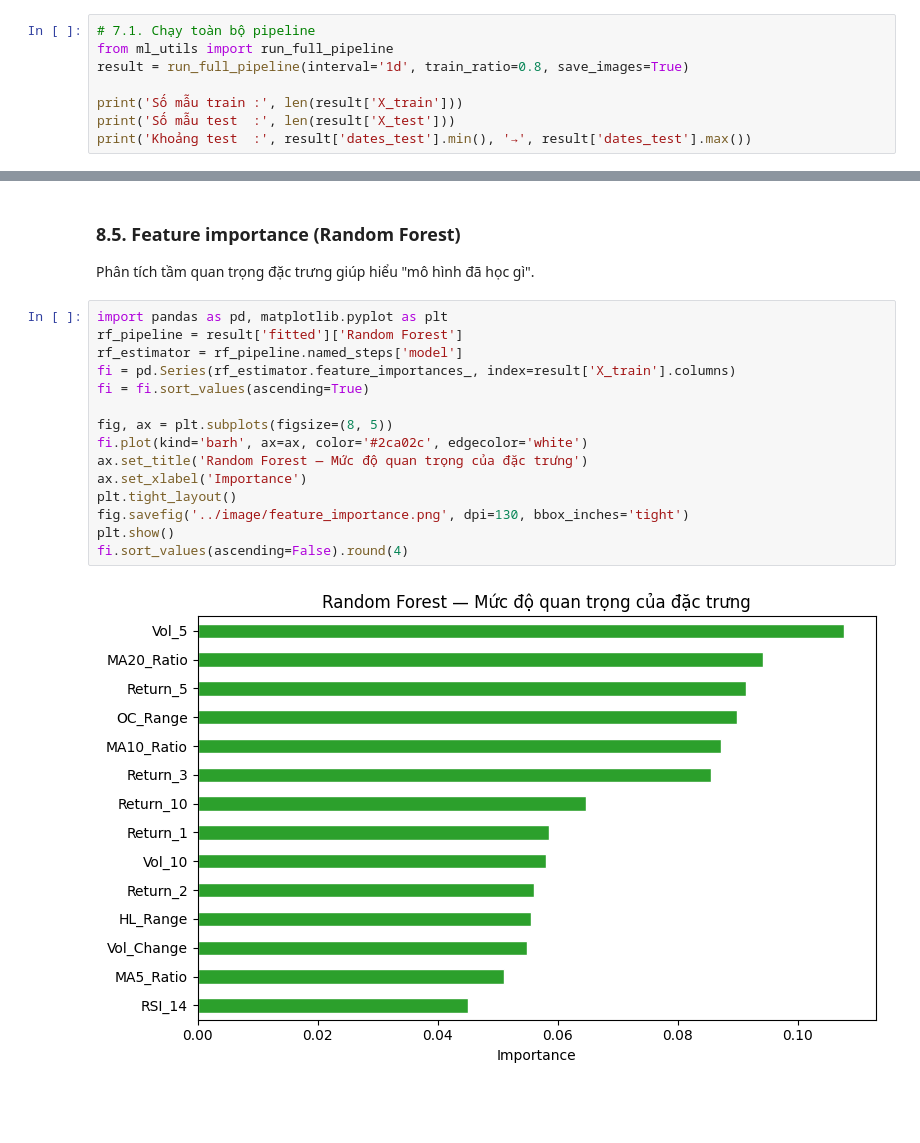
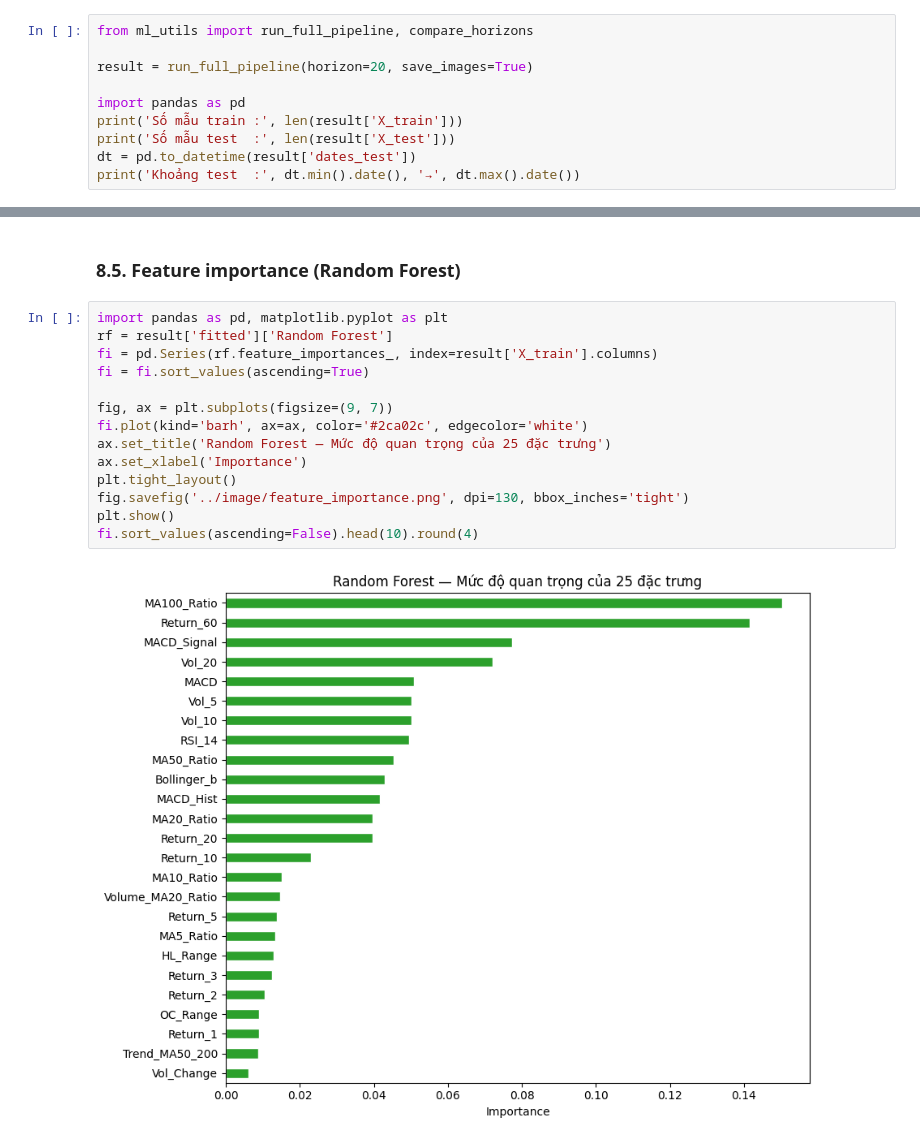
Before and after one commit to bason1610-lang/vn-index-hocmay, a Jupyter notebook: Report/Report.ipynb, the cells around one changed output, grey strips where cells are left out. Saved outputs shown, nothing was run; the diff lists cells and outputs as text; blank space fills up the shorter version.

```diff
--- a/Report/Report.ipynb
+++ b/Report/Report.ipynb
@@ -327,9 +309,11 @@ train.
 # %%
-# 7.1. Chạy toàn bộ pipeline
-from ml_utils import run_full_pipeline
-result = run_full_pipeline(interval='1d', train_ratio=0.8, save_images=True)
+from ml_utils import run_full_pipeline, compare_horizons
 
+result = run_full_pipeline(horizon=20, save_images=True)
+
+import pandas as pd
 print('Số mẫu train :', len(result['X_train']))
 print('Số mẫu test  :', len(result['X_test']))
-print('Khoảng test  :', result['dates_test'].min(), '→', result['dates_test'].max())
+dt = pd.to_datetime(result['dates_test'])
+print('Khoảng test  :', dt.min().date(), '→', dt.max().date())
 # %% [output]
@@ -383,21 +370,18 @@ display(result['metrics_price'])
 # %% [markdown]
 ### 8.5. Feature importance (Random Forest)
-
-Phân tích tầm quan trọng đặc trưng giúp hiểu "mô hình đã học gì".
 # %%
 import pandas as pd, matplotlib.pyplot as plt
-rf_pipeline = result['fitted']['Random Forest']
-rf_estimator = rf_pipeline.named_steps['model']
-fi = pd.Series(rf_estimator.feature_importances_, index=result['X_train'].columns)
+rf = result['fitted']['Random Forest']
+fi = pd.Series(rf.feature_importances_, index=result['X_train'].columns)
 fi = fi.sort_values(ascending=True)
 
-fig, ax = plt.subplots(figsize=(8, 5))
+fig, ax = plt.subplots(figsize=(9, 7))
 fi.plot(kind='barh', ax=ax, color='#2ca02c', edgecolor='white')
-ax.set_title('Random Forest — Mức độ quan trọng của đặc trưng')
+ax.set_title('Random Forest — Mức độ quan trọng của 25 đặc trưng')
 ax.set_xlabel('Importance')
 plt.tight_layout()
 fig.savefig('../image/feature_importance.png', dpi=130, bbox_inches='tight')
 plt.show()
-fi.sort_values(ascending=False).round(4)
+fi.sort_values(ascending=False).head(10).round(4)
 # %% [output]
-[figure, old version]
+[figure, new version]
```
Also changed, not shown: parts of 36 cells of this notebook, 22 other files.
